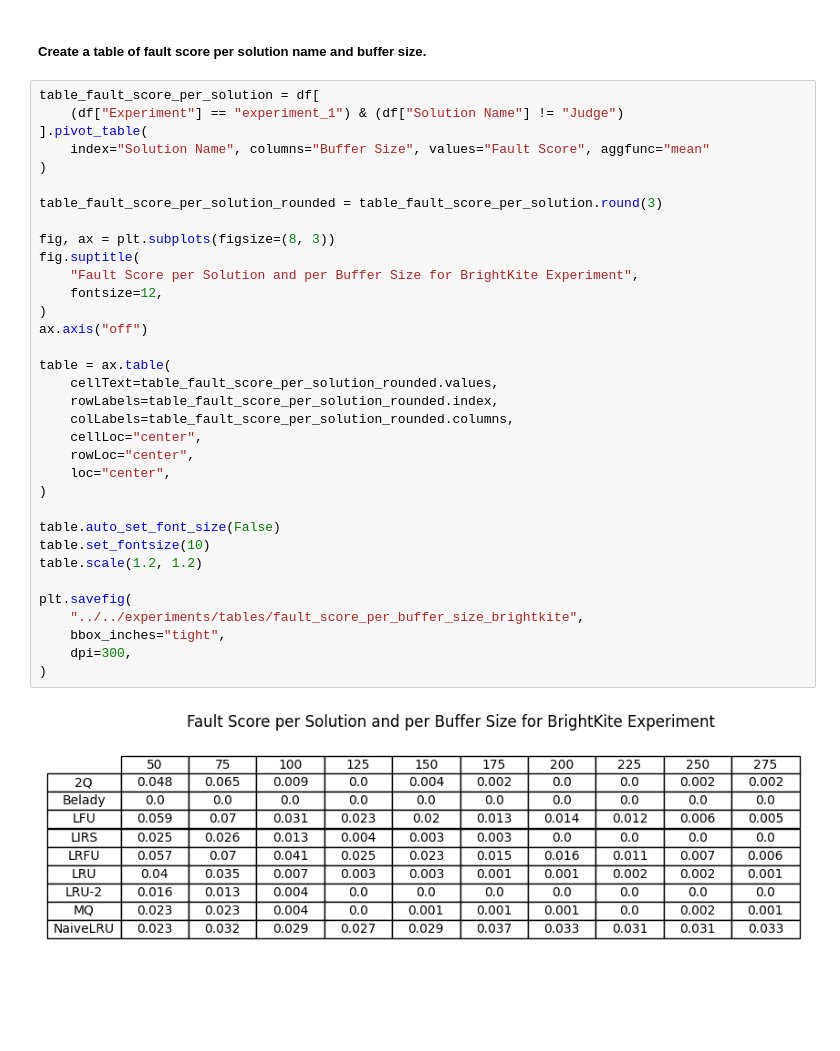
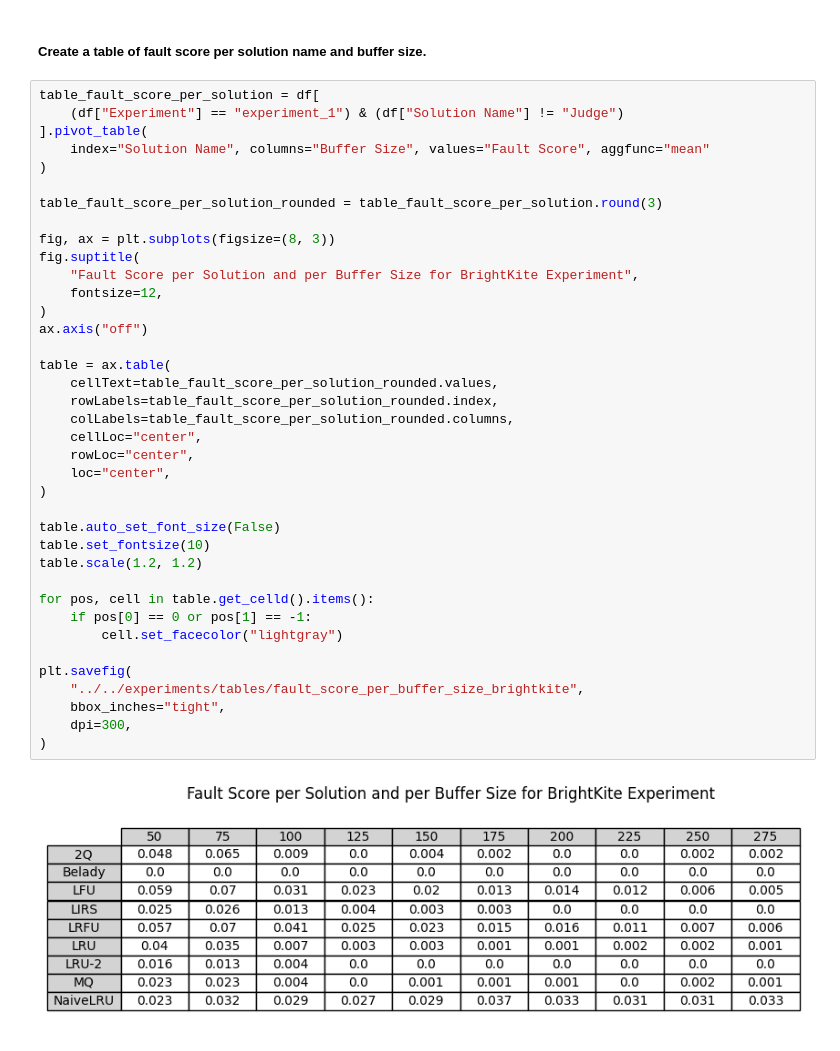
Before and after one commit to humbertoyusta/buffer-sharing-in-multi-tenant-db, a Jupyter notebook: scripts/exp_results_processing/hit_ratio_per_cache_size.ipynb, the cells around one changed output. Saved outputs shown, nothing was run; the diff lists cells and outputs as text; blank space fills up the shorter version.

Commit message:
fix/first-row-and-column-lightgray

```diff
--- a/scripts/exp_results_processing/hit_ratio_per_cache_size.ipynb
+++ b/scripts/exp_results_processing/hit_ratio_per_cache_size.ipynb
@@ -178,31 +178,35 @@ table_fault_score_per_solution = df[
 )
 
 table_fault_score_per_solution_rounded = table_fault_score_per_solution.round(3)
 
 fig, ax = plt.subplots(figsize=(8, 3))
 fig.suptitle(
     "Fault Score per Solution and per Buffer Size for BrightKite Experiment",
     fontsize=12,
 )
 ax.axis("off")
 
 table = ax.table(
     cellText=table_fault_score_per_solution_rounded.values,
     rowLabels=table_fault_score_per_solution_rounded.index,
     colLabels=table_fault_score_per_solution_rounded.columns,
     cellLoc="center",
     rowLoc="center",
     loc="center",
 )
 
 table.auto_set_font_size(False)
 table.set_fontsize(10)
 table.scale(1.2, 1.2)
 
+for pos, cell in table.get_celld().items():
+    if pos[0] == 0 or pos[1] == -1:
+        cell.set_facecolor("lightgray")
+
 plt.savefig(
     "../../experiments/tables/fault_score_per_buffer_size_brightkite",
     bbox_inches="tight",
     dpi=300,
 )
 # %% [output]
-[figure, old version]
+[figure, new version]
```
Also changed, not shown: 1 other file.
